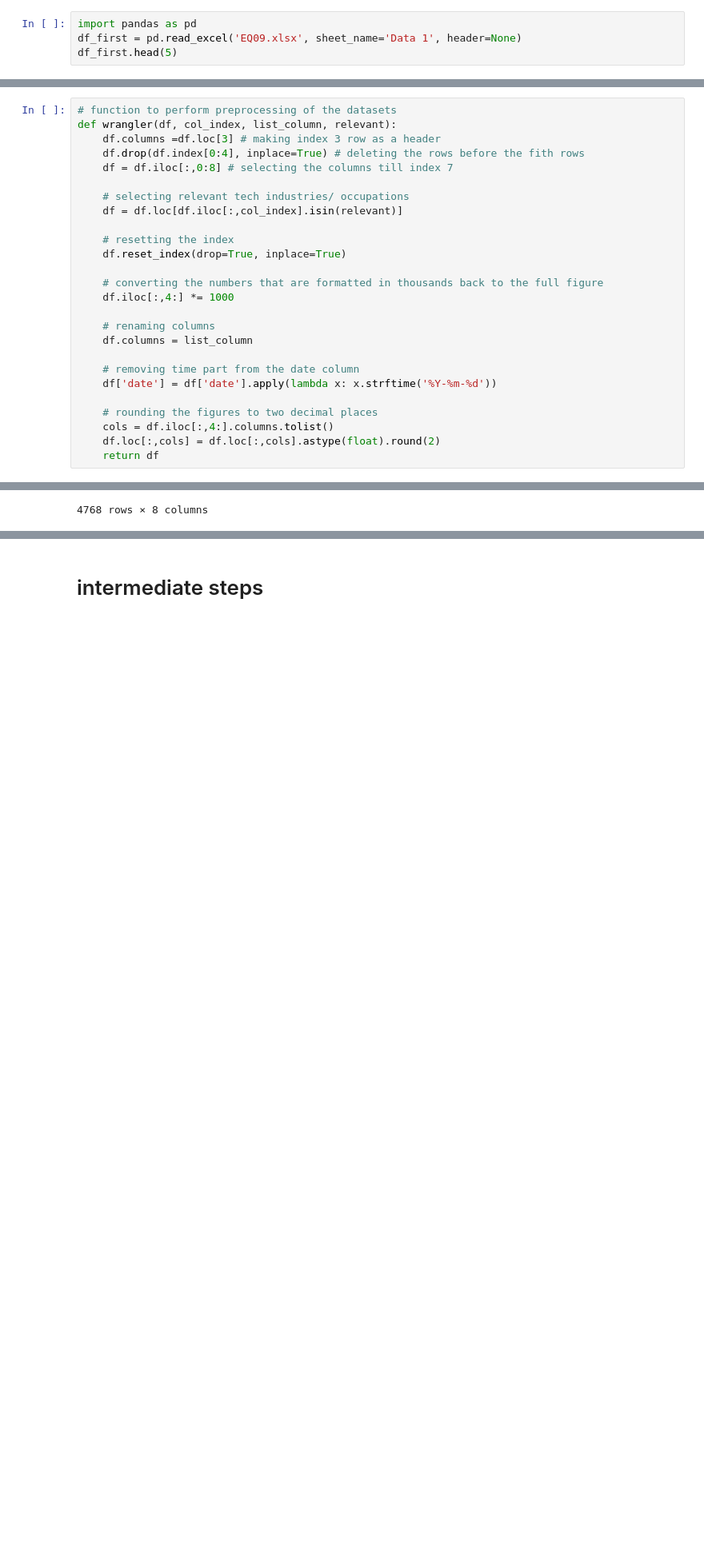
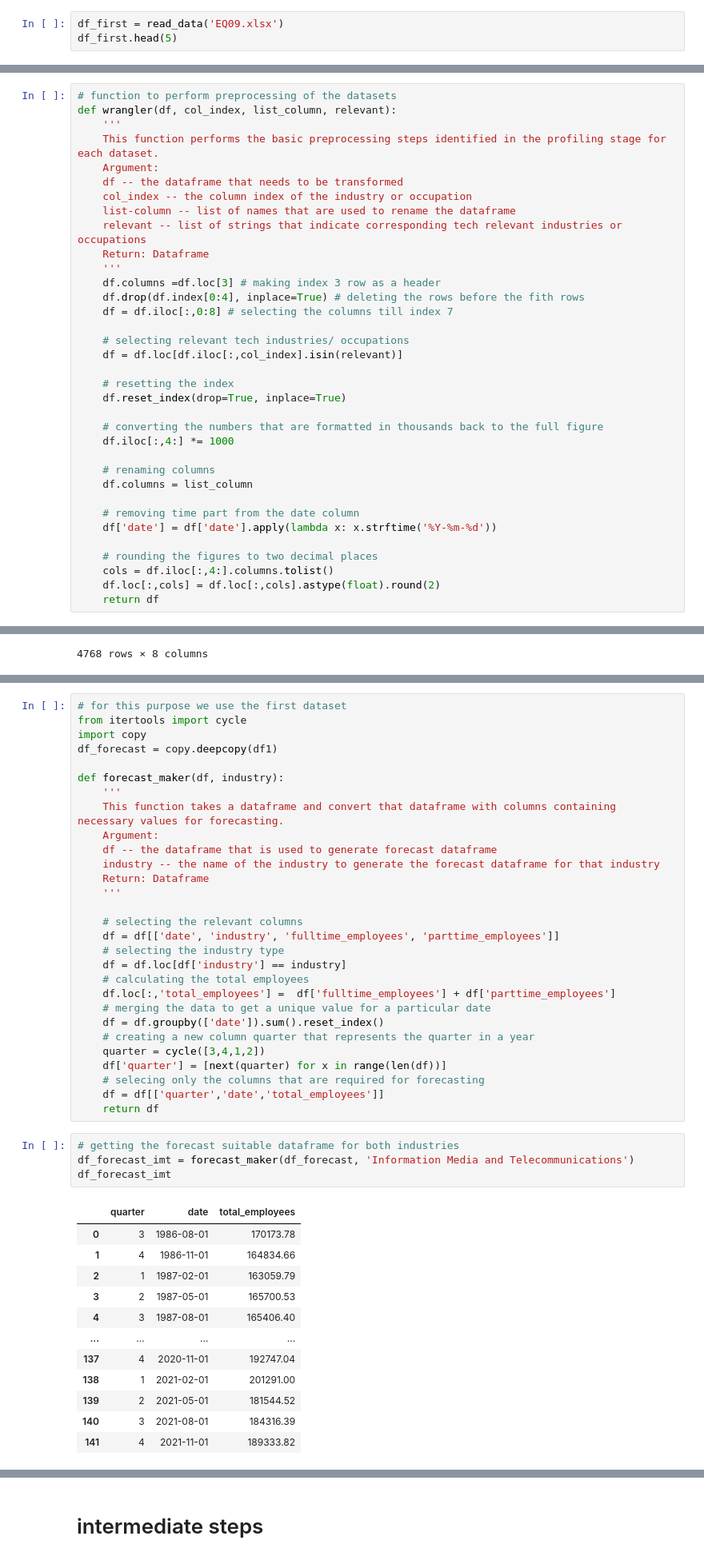
Before and after one commit to Gooner12/tca_sample_test, a Jupyter notebook: Analysis.ipynb, the cells around one changed output, grey strips where cells are left out. Shown at 80% size. Cells and saved outputs as stored; diff of their text form; blank space fills up the shorter version.

Commit message:
Preprocessing completed

```diff
--- a/Analysis.ipynb
+++ b/Analysis.ipynb
@@ -23,6 +36,5 @@ wget.download('https://www.abs.gov.au/statistics/labour/employment-and-unemploym
 # %%
-import pandas as pd
-df_first = pd.read_excel('EQ09.xlsx', sheet_name='Data 1', header=None)
+df_first = read_data('EQ09.xlsx')
 df_first.head(5)
 # %% [output]
 |  | 0 | 1 | 2 | 3 | 4 | 5 | 6 | 7 | 8 | 9 | 10 | ... |
@@ -69,6 +80,15 @@ Based on the issues identified in the profiling steps, we perform necessary step
 # %%
 # function to perform preprocessing of the datasets
 def wrangler(df, col_index, list_column, relevant):
+    '''
+    This function performs the basic preprocessing steps identified in the profiling stage for each dataset.
+    Argument:
+    df -- the dataframe that needs to be transformed
+    col_index -- the column index of the industry or occupation
+    list-column -- list of names that are used to rename the dataframe
+    relevant -- list of strings that indicate corresponding tech relevant industries or occupations
+    Return: Dataframe
+    '''
     df.columns =df.loc[3] # making index 3 row as a header
     df.drop(df.index[0:4], inplace=True) # deleting the rows before the fith rows
     df = df.iloc[:,0:8] # selecting the columns till index 7
@@ -250,0 +305,46 @@ df3
+# %%
+# for this purpose we use the first dataset
+from itertools import cycle
+import copy
+df_forecast = copy.deepcopy(df1)
+
+def forecast_maker(df, industry):
+    '''
+    This function takes a dataframe and convert that dataframe with columns containing necessary values for forecasting.
+    Argument:
+    df -- the dataframe that is used to generate forecast dataframe
+    industry -- the name of the industry to generate the forecast dataframe for that industry
+    Return: Dataframe
+    '''
+
+    # selecting the relevant columns
+    df = df[['date', 'industry', 'fulltime_employees', 'parttime_employees']]
+    # selecting the industry type
+    df = df.loc[df['industry'] == industry]
+    # calculating the total employees
+    df.loc[:,'total_employees'] =  df['fulltime_employees'] + df['parttime_employees']
+    # merging the data to get a unique value for a particular date
+    df = df.groupby(['date']).sum().reset_index()
+    # creating a new column quarter that represents the quarter in a year
+    quarter = cycle([3,4,1,2])
+    df['quarter'] = [next(quarter) for x in range(len(df))]
+    # selecing only the columns that are required for forecasting
+    df = df[['quarter','date','total_employees']]
+    return df
+# %%
+# getting the forecast suitable dataframe for both industries
+df_forecast_imt = forecast_maker(df_forecast, 'Information Media and Telecommunications')
+df_forecast_imt
+# %% [output]
+|  | quarter | date | total_employees |
+| 0 | 3 | 1986-08-01 | 170173.78 |
+| 1 | 4 | 1986-11-01 | 164834.66 |
+| 2 | 1 | 1987-02-01 | 163059.79 |
+| 3 | 2 | 1987-05-01 | 165700.53 |
+| 4 | 3 | 1987-08-01 | 165406.40 |
+| ... | ... | ... | ... |
+| 137 | 4 | 2020-11-01 | 192747.04 |
+| 138 | 1 | 2021-02-01 | 201291.00 |
+| 139 | 2 | 2021-05-01 | 181544.52 |
+| 140 | 3 | 2021-08-01 | 184316.39 |
+| 141 | 4 | 2021-11-01 | 189333.82 |
```
Also changed, not shown: parts of 25 cells of this notebook.
